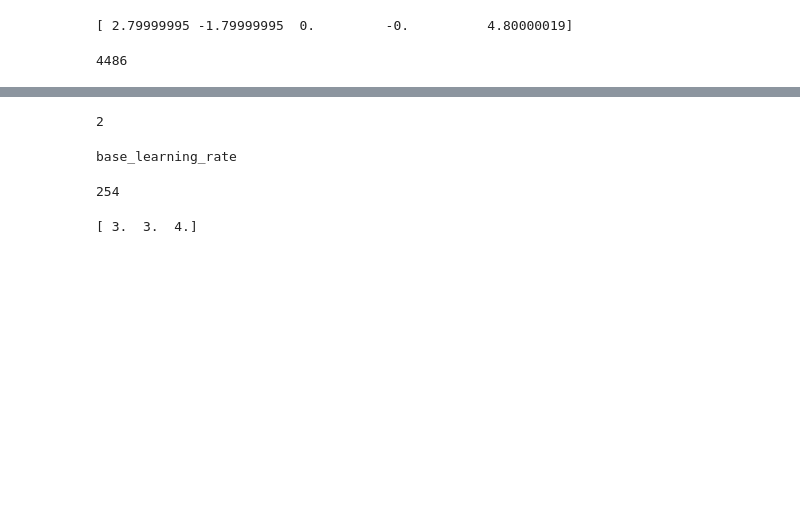
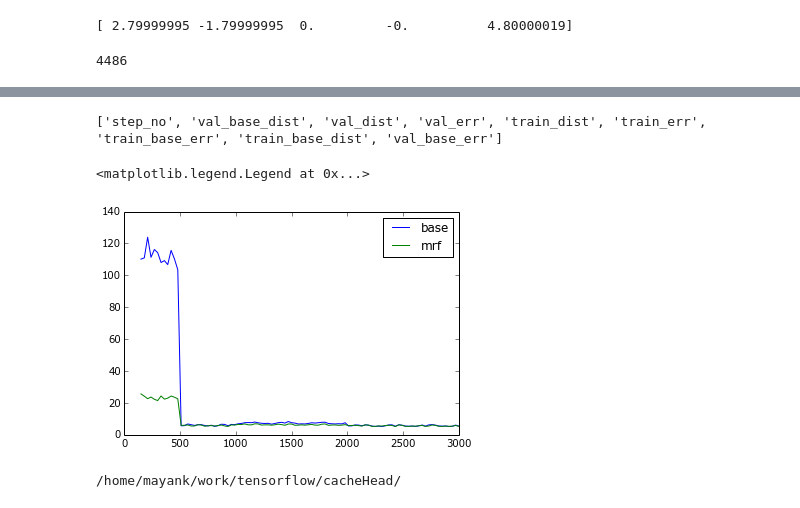
Before and after one commit to mkabra/poseTF, a Jupyter notebook: cellCode.ipynb, the cells around one changed output, grey strips where cells are left out. Cells and saved outputs as stored; diff of their text form; code cells hidden in the pictures; blank space fills up the shorter version.

```diff
--- a/cellCode.ipynb
+++ b/cellCode.ipynb
@@ -595,52 +580,21 @@ isval, localdirs, seldirs = multiResData.loadValdata(conf)
-# %%
-import pickle
-from stephenHeadConfig import conf
-import inspect
-
-print conf.scale
-# gg = conf
-# gg = inspect.getmembers(conf)
-# gg = [xx for xx in gg[5:] if not inspect.ismodule(xx[1])]
-
-with open('delete','wb') as afile:
-    pickle.dump([gg,'asdf'],afile)
-
-with open('delete','rb') as afile1:
-    newconf,ll = pickle.load(afile1)
-ff = dir(gg)
-for f in ff:
-    if f[0:2] == '__' or f[0:3] == 'get':
-        continue
-    if not getattr(gg,f) == getattr(newconf,f):
-        print f,' doesnt match'
-# %% [output]
-2
-# %%
-from stephenHeadConfig import conf
-import pickle
-
-conf.base_learning_rate = 0.1
-with open('cacheHead/headBasetraindata','rb') as ff:
-    [a,b] = pickle.load(ff)
-
-kk = dir(conf)
-for atr in kk:
-    if atr[0:2] == '__' or atr[0:3] == 'get':
-        continue
-
-    if getattr(conf,atr) != getattr(b,atr):
-        print atr
-# %% [output]
-base_learning_rate
-# %%
-import re
-dd = '/home/mayank/Dropbox/PoseEstimation/Stephen/fly254/fly253_300ms_stimuli/C002H001S0001/C002H001S0001_c.avi'
-gg = re.search('fly_*(\d+)',dd)
-print gg.group(1)
-# %% [output]
-254
-# %%
-kk = np.array([2,3,4])
-print np.clip(kk,3,np.inf)
-# %% [output]
-[ 3.  3.  4.]
+# %%
+import pickle
+
+with open('cacheHead/headMRFtraindata','rb') as f:
+    gg = pickle.load(f)
+# %%
+print gg[0].keys()
+plt.clf()
+x = gg[0]['step_no'][5:]
+plt.plot(x,gg[0]['val_base_dist'][5:])
+plt.plot(x,gg[0]['val_dist'][5:], hold=True)
+plt.legend(('base','mrf'))
+# %% [output]
+['step_no', 'val_base_dist', 'val_dist', 'val_err', 'train_dist', 'train_err', 'train_base_err', 'train_base_dist', 'val_base_err']
+<matplotlib.legend.Legend at 0x...>
+[figure, added]
+# %%
+from stephenHeadConfig import conf as conf
+print conf.cachedir
+# %% [output]
+/home/mayank/work/tensorflow/cacheHead/
```
Also changed, not shown: parts of 3 cells of this notebook, 10 other files.
